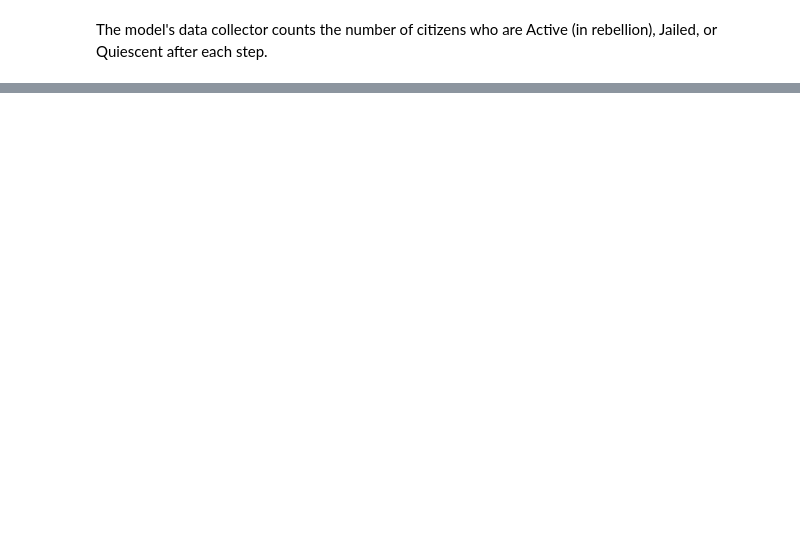
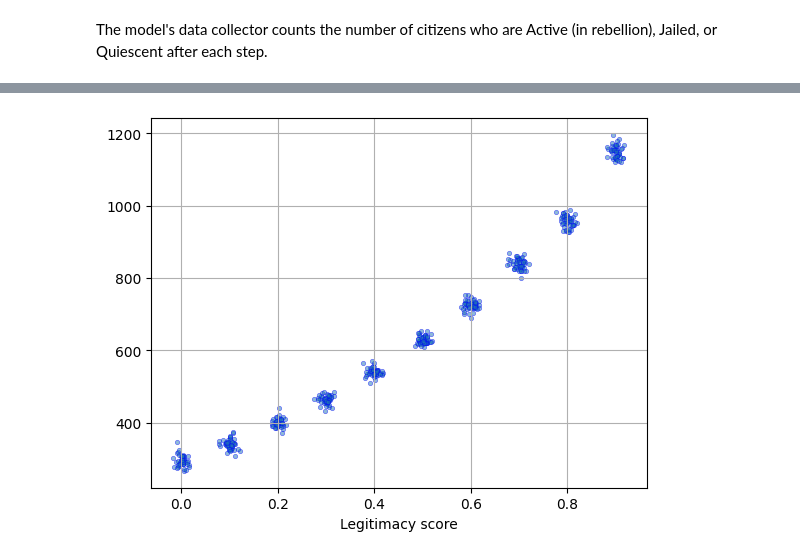
Before and after one commit to ssatizabal/ABM-assignment1, a Jupyter notebook: epstein_civil_violence/Epstein Civil Violence.ipynb, the cells around one changed output, grey strips where cells are left out. Cells and saved outputs as stored; diff of their text form; code cells hidden in the pictures; blank space fills up the shorter version.

```diff
--- a/epstein_civil_violence/Epstein Civil Violence.ipynb
+++ b/epstein_civil_violence/Epstein Civil Violence.ipynb
@@ -96,0 +155,15 @@ model = EpsteinCivilViolence(
+# %%
+df = pd.read_csv("epstein_batch_data.csv")
+# %%
+jitter_strength = 0.006
+df['legitimacy'] += np.random.normal(0, jitter_strength, df['legitimacy'].shape)
+
+plt.scatter(df['legitimacy'], df['Quiescent'], s=10,
+            alpha=0.5,
+            edgecolors='blue',
+            linewidths=0.5)
+plt.xlabel("Legitimacy score")
+plt.grid(True)
+plt.show()
+# %% [output]
+[figure, added]
```
Also changed, not shown: parts of 22 cells of this notebook, 6 other files.
